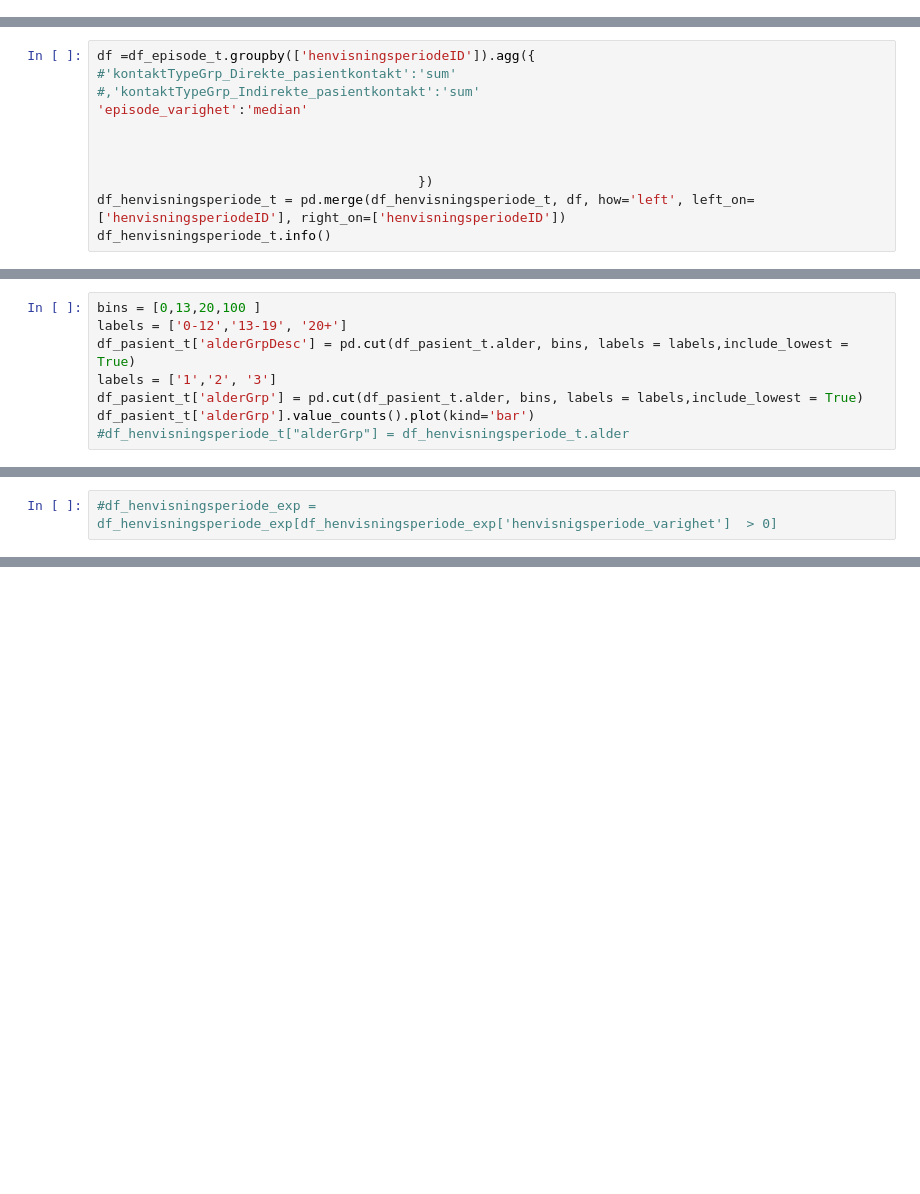
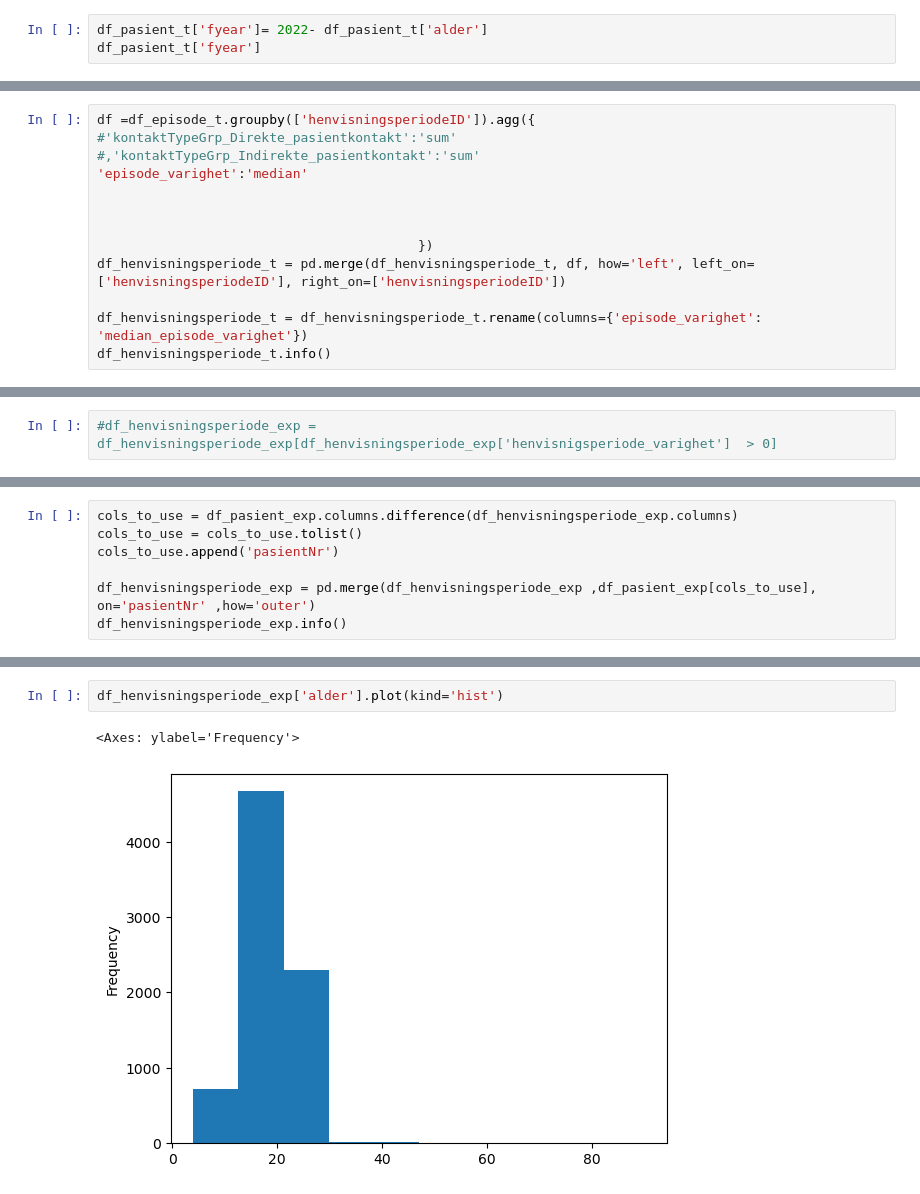
Before and after one commit to mounirHai/SynthCAMH, a Jupyter notebook: notebooks/exploratory/prepare_real_data.ipynb, the cells around one changed output, grey strips where cells are left out. Drawn from its saved outputs; the diff is of its cells as text; blank space fills up the shorter version.

```diff
--- a/notebooks/exploratory/prepare_real_data.ipynb
+++ b/notebooks/exploratory/prepare_real_data.ipynb
@@ -461,0 +464,3 @@ memory usage: 26.2+ MB
+# %%
+df_pasient_t['fyear']= 2022- df_pasient_t['alder']
+df_pasient_t['fyear']
@@ -503,6 +532,8 @@ df =df_episode_t.groupby(['henvisningsperiodeID']).agg({
 
                                          })
 df_henvisningsperiode_t = pd.merge(df_henvisningsperiode_t, df, how='left', left_on=['henvisningsperiodeID'], right_on=['henvisningsperiodeID'])
+
+df_henvisningsperiode_t = df_henvisningsperiode_t.rename(columns={'episode_varighet': 'median_episode_varighet'})
 df_henvisningsperiode_t.info()
 # %% [output]
 <class 'pandas.core.frame.DataFrame'>
@@ -1043,8 +1071,0 @@ df_henvisningsperiode_t.head()
-# %%
-bins = [0,13,20,100 ]
-labels = ['0-12','13-19', '20+']
-df_pasient_t['alderGrpDesc'] = pd.cut(df_pasient_t.alder, bins, labels = labels,include_lowest = True)
-labels = ['1','2', '3']
-df_pasient_t['alderGrp'] = pd.cut(df_pasient_t.alder, bins, labels = labels,include_lowest = True)
-df_pasient_t['alderGrp'].value_counts().plot(kind='bar')
-#df_henvisningsperiode_t["alderGrp"] = df_henvisningsperiode_t.alder
@@ -1228,0 +1232,7 @@ memory usage: 1.5+ MB
+# %%
+cols_to_use = df_pasient_exp.columns.difference(df_henvisningsperiode_exp.columns)
+cols_to_use = cols_to_use.tolist()
+cols_to_use.append('pasientNr')
+
+df_henvisningsperiode_exp = pd.merge(df_henvisningsperiode_exp ,df_pasient_exp[cols_to_use], on='pasientNr' ,how='outer')
+df_henvisningsperiode_exp.info()
@@ -1228,0 +1257,5 @@ memory usage: 1.5+ MB
+# %%
+df_henvisningsperiode_exp['alder'].plot(kind='hist')
+# %% [output]
+<Axes: ylabel='Frequency'>
+[figure, added]
```
Also changed, not shown: parts of 27 cells of this notebook.
